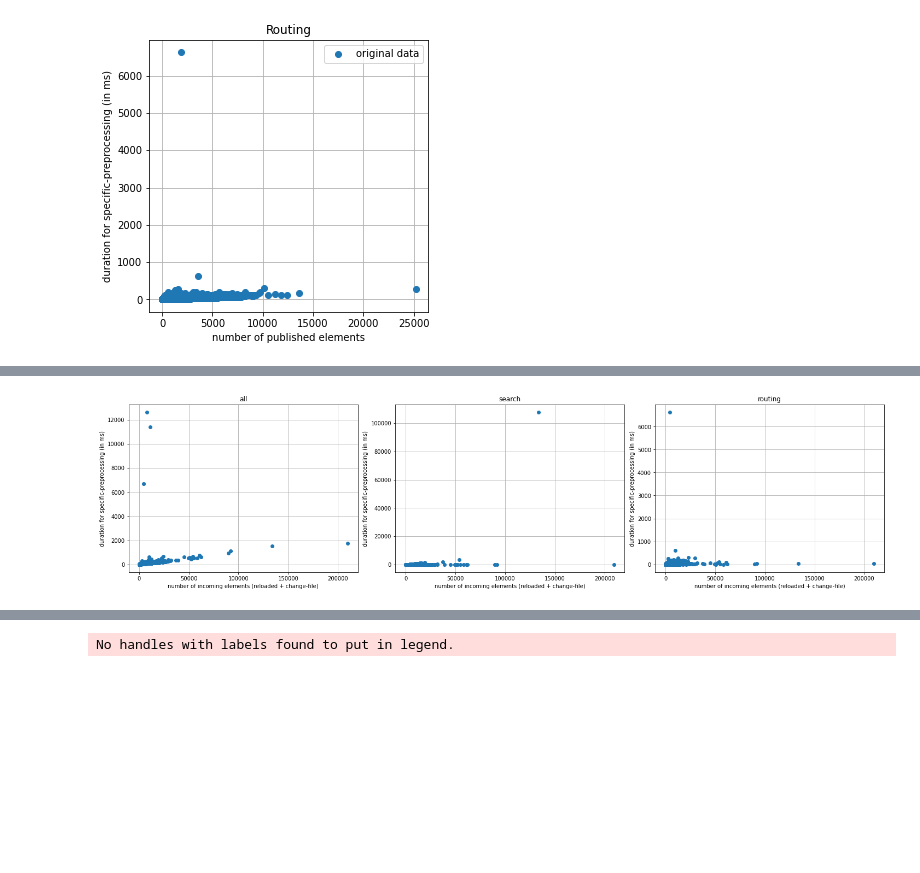
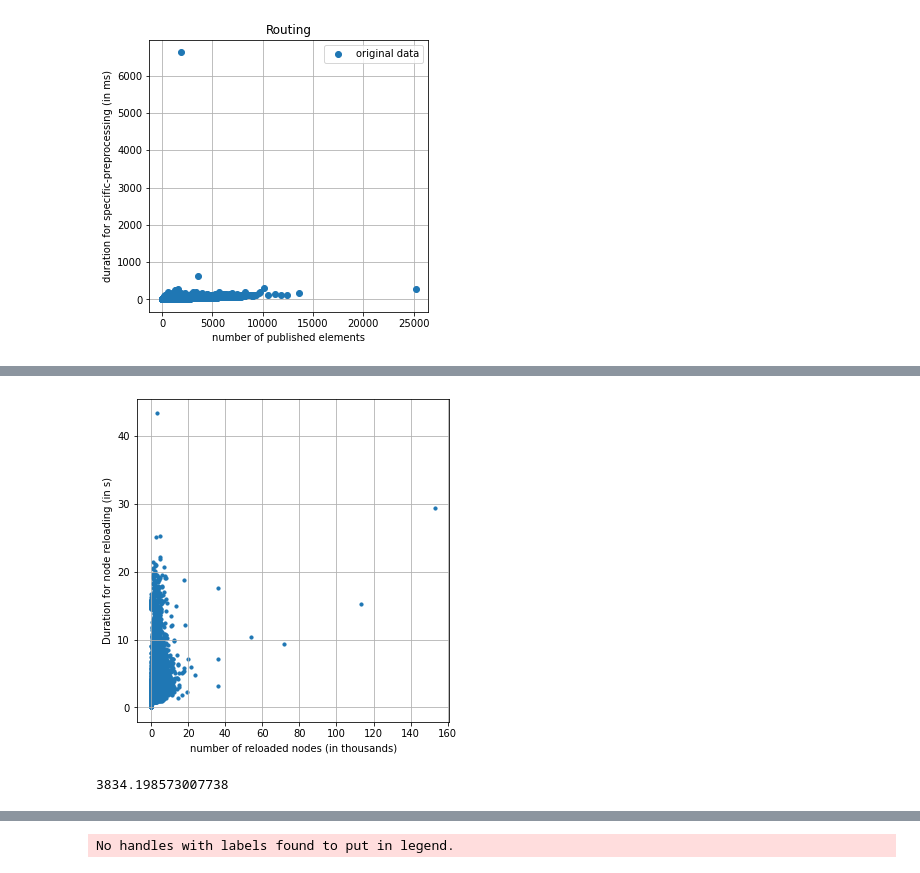
Before and after one commit to noxz-dev/osm-cqrs, a Jupyter notebook: docs/results/Analysis.ipynb, the cells around one changed output, grey strips where cells are left out. Saved outputs shown, nothing was run; the diff lists cells and outputs as text; code cells hidden in the pictures; blank space fills up the shorter version.

```diff
--- a/docs/results/Analysis.ipynb
+++ b/docs/results/Analysis.ipynb
@@ -17,6 +17,7 @@ NUM_OF_INCOMING_ELEMENTS = 'number of incoming elements (reloaded + change-file)
 DURATION_FOR_SPECIFIC_FILTERING = 'duration for specific-preprocessing (in ms)'
 NUM_OF_PUBLISHED_ELEMENTS = 'number of published elements'
 DURATION_COMPLETE = 'duration for preprocessing (in ms)'
+NUM_OF_RELOADED_NODES = 'number of reloaded nodes'
 # %%
 # Number of changesets received
 def num_of_rows(statistic: pd.DataFrame):
@@ -432,34 +443,38 @@ for ax in axs.flat:
 # %%
-FILTER_ATTRIBUTE = DURATION_FOR_SPECIFIC_FILTERING
-X_AXIS_VALUE = NUM_OF_INCOMING_ELEMENTS
-search_dataframe = statistics["Search"]
-search_filtered_dataframe = search_dataframe.sort_values([X_AXIS_VALUE])
-search_x = search_filtered_dataframe[X_AXIS_VALUE]
-search_y = search_filtered_dataframe[FILTER_ATTRIBUTE]
+FILTER_ATTRIBUTE = DURATION_COMPLETE
+X_AXIS_VALUE = NUM_OF_RELOADED_NODES
 
-routing_dataframe = statistics["Routing"]
-routing_filtered_dataframe = routing_dataframe.sort_values([X_AXIS_VALUE])
-routing_x = routing_filtered_dataframe[X_AXIS_VALUE]
-routing_y = routing_filtered_dataframe[FILTER_ATTRIBUTE]
+search_reloaded_dataframe = statistics["Search"].sort_values(X_AXIS_VALUE)
+search_x = search_reloaded_dataframe[X_AXIS_VALUE]
+search_y = search_reloaded_dataframe[FILTER_ATTRIBUTE] - search_reloaded_dataframe[DURATION_FOR_SPECIFIC_FILTERING]
 
-all_dataframe = statistics["All"]
-all_filtered_dataframe = all_dataframe.sort_values([X_AXIS_VALUE])
-all_x = all_filtered_dataframe[X_AXIS_VALUE]
-all_y = all_filtered_dataframe[FILTER_ATTRIBUTE]
+routing_reloaded_dataframe = statistics["Routing"].sort_values(X_AXIS_VALUE)
+routing_x = routing_reloaded_dataframe[X_AXIS_VALUE]
+routing_y = routing_reloaded_dataframe[FILTER_ATTRIBUTE] - routing_reloaded_dataframe[DURATION_FOR_SPECIFIC_FILTERING]
 
-fig, axs = plt.subplots(1, 3, figsize=(20, 5), constrained_layout=True)
+all_reloaded_dataframe = statistics["All"].sort_values(X_AXIS_VALUE)
+all_x = all_reloaded_dataframe[X_AXIS_VALUE]
+all_y = all_reloaded_dataframe[FILTER_ATTRIBUTE] - all_reloaded_dataframe[DURATION_FOR_SPECIFIC_FILTERING]
 
-axs[0].plot(all_x, all_y, 'o')
-axs[0].set_title("all")
-axs[0].grid()
-axs[1].plot(search_x, search_y, 'o')
-axs[1].set_title("search")
-axs[1].grid()
-axs[2].plot(routing_x, routing_y, 'o')
-axs[2].set_title("routing")
-axs[2].grid()
+fig, axs = plt.subplots(1, 1, figsize=(5, 5), constrained_layout=True)
 
-for ax in axs.flat:
-    ax.set(xlabel=X_AXIS_VALUE, ylabel=FILTER_ATTRIBUTE)
+axs.scatter(all_x / 1e3, all_y / 1e3, s=10)
+plt.xlabel(X_AXIS_VALUE + " (in thousands)")
+plt.ylabel("Duration for node reloading (in s)")
+axs.grid()
+# axs[1].scatter(search_x, search_y, s=7)
+# axs[1].set_title("search")
+# axs[1].grid()
+# axs[2].scatter(routing_x, routing_y, s=7)
+# axs[2].set_title("routing")
+# axs[2].grid()
+
+# for ax in axs.flat:
+#     ax.set(xlabel=X_AXIS_VALUE, ylabel=FILTER_ATTRIBUTE)
+# fig.savefig('reloaded_nodes_statistic.pdf')
 # %% [output]
-[figure, old version]
+[figure, new version]
+# %%
+search_y.mean()
+# %% [output]
+3834.198573007738
```
Also changed, not shown: parts of 7 cells of this notebook, 4 other files.
